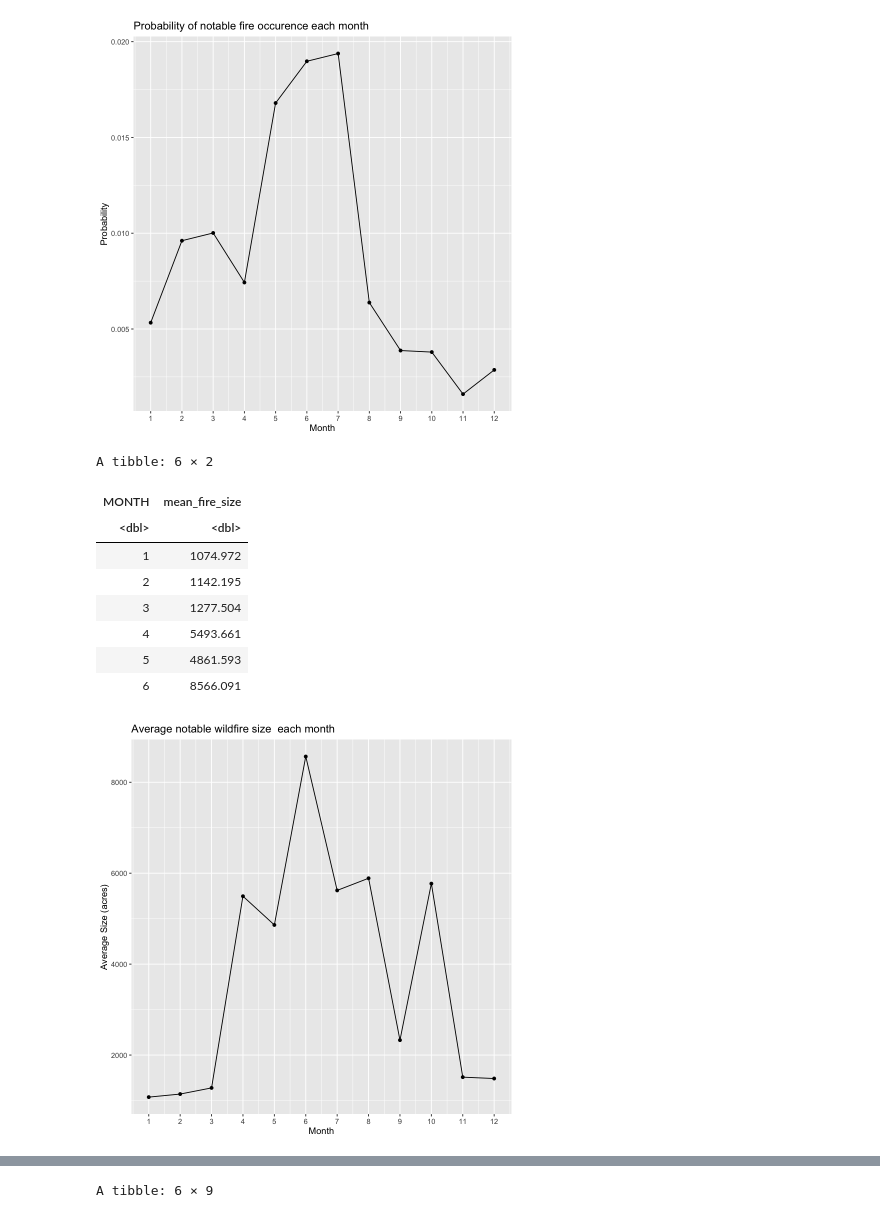
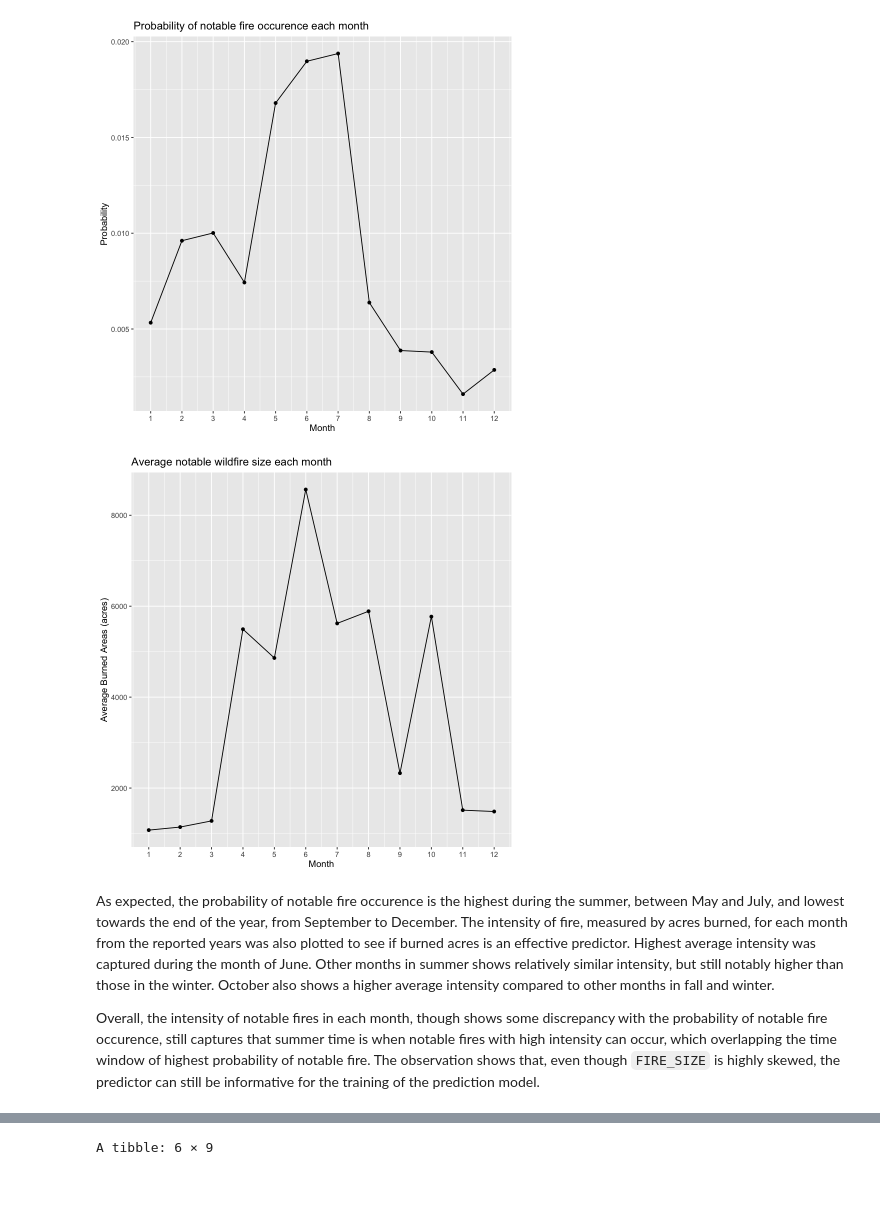
Before and after one commit to trinhhoangtrangthy-cpu/STA141AW26_Final_Project, a Jupyter notebook: Final_report_description.ipynb, the cells around one changed output, grey strips where cells are left out. Cells and saved outputs as stored; diff of their text form; code cells hidden in the pictures; blank space fills up the shorter version.

```diff
--- a/Final_report_description.ipynb
+++ b/Final_report_description.ipynb
@@ -388,30 +401,23 @@ ggplot(eda_temporal, aes(x = month, y = prob_next_fire)) +
 # %%
 temporal_2 <- wildfires_300 |>
     select(MONTH, FIRE_SIZE)
 temporal_2 <- temporal_2 |>
     group_by(MONTH) |>
     summarise(
         mean_fire_size = mean(FIRE_SIZE),
         .groups = "drop")
 
-head(temporal_2)
-
 ggplot(temporal_2, aes(x = MONTH, y = mean_fire_size)) +
     geom_line() +
     geom_point() +
     scale_x_continuous(breaks = 1:12) +
-    labs(title = "Average notable wildfire size  each month",
+    labs(title = "Average notable wildfire size each month",
          x = "Month",
-         y = "Average Size (acres)")
+         y = "Average Burned Areas (acres)")
 # %% [output]
-A tibble: 6 × 2
-| MONTH | mean_fire_size |
-| <dbl> | <dbl> |
-| 1 | 1074.972 |
-| 2 | 1142.195 |
-| 3 | 1277.504 |
-| 4 | 5493.661 |
-| 5 | 4861.593 |
-| 6 | 8566.091 |
-[figure, old version]
+[figure, new version]
+# %% [markdown]
+As expected, the probability of notable fire occurence is the highest during the summer, between May and July, and lowest towards the end of the year, from September to December. The intensity of fire, measured by acres burned, for each month from the reported years was also plotted to see if burned acres is an effective predictor. Highest average intensity was captured during the month of June. Other months in summer shows relatively similar intensity, but still notably higher than those in the winter. October also shows a higher average intensity compared to other months in fall and winter.
+
+Overall, the intensity of notable fires in each month, though shows some discrepancy with the probability of notable fire occurence, still captures that summer time is when notable fires with high intensity can occur, which overlapping the time window of highest probability of notable fire. The observation shows that, even though `FIRE_SIZE` is highly skewed, the predictor can still be informative for the training of the prediction model.
 # %% [markdown]
```
Also changed, not shown: parts of 40 cells of this notebook.
